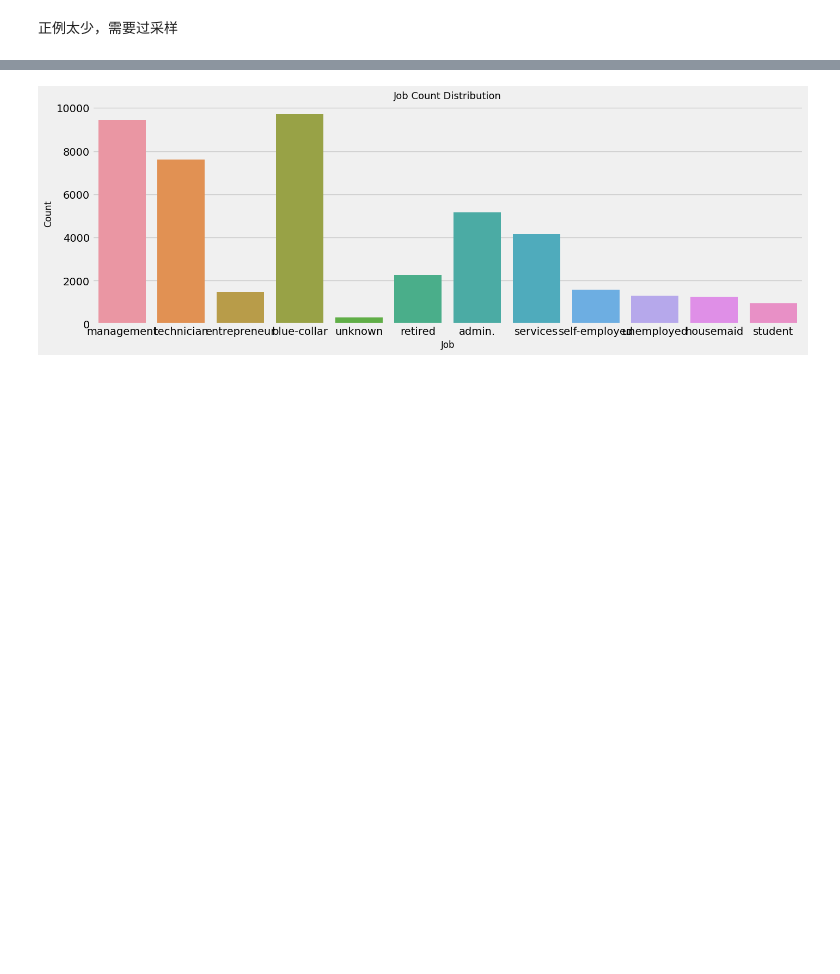
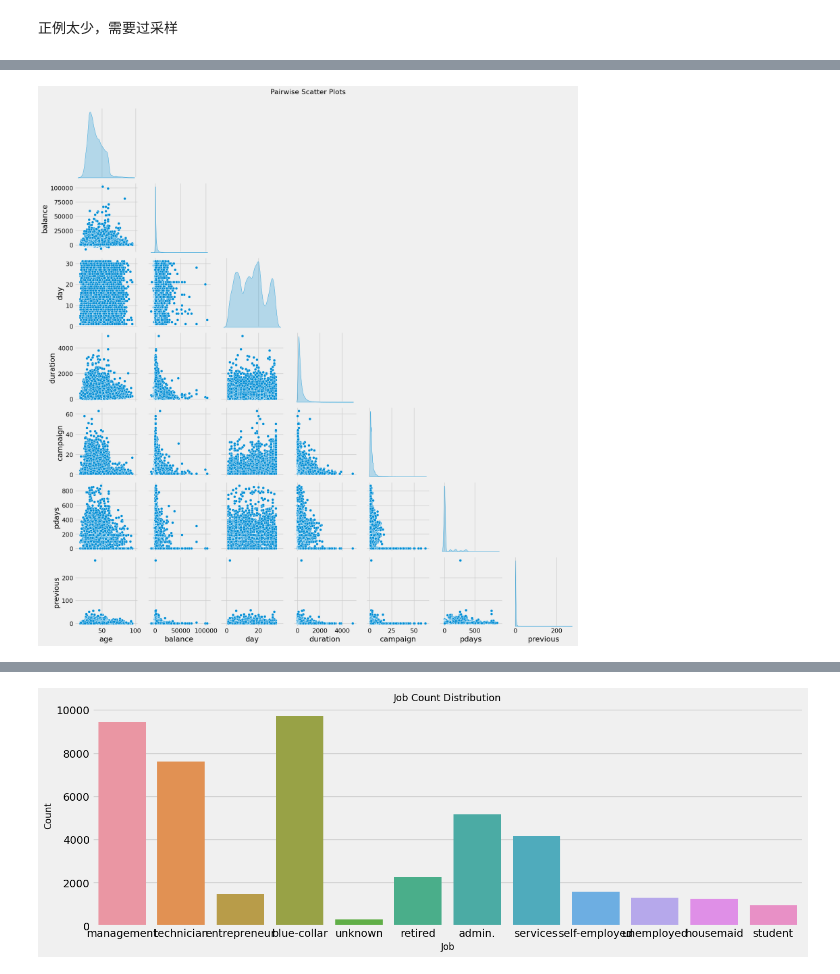
Before and after one commit to Dexter6268/DataMining-Project2, a Jupyter notebook: Bank Marketing.ipynb, the cells around one changed output, grey strips where cells are left out. Saved outputs shown, nothing was run; the diff lists cells and outputs as text; code cells hidden in the pictures; blank space fills up the shorter version.

```diff
--- a/Bank Marketing.ipynb
+++ b/Bank Marketing.ipynb
@@ -144,0 +193,10 @@ plt.show()
+# %%
+sns.pairplot(data[numeric_var], diag_kind='kde', corner=True)
+plt.suptitle("Pairwise Scatter Plots", y=1.02, fontsize=16)
+
+# 保存图像
+output_path = os.path.join(PIC_PATH,'EDA' , "pairwise_scatter_plots.png")
+plt.savefig(output_path, bbox_inches='tight')
+plt.show()
+# %% [output]
+[figure, added]
```
Also changed, not shown: parts of 24 cells of this notebook, 25 other files.
